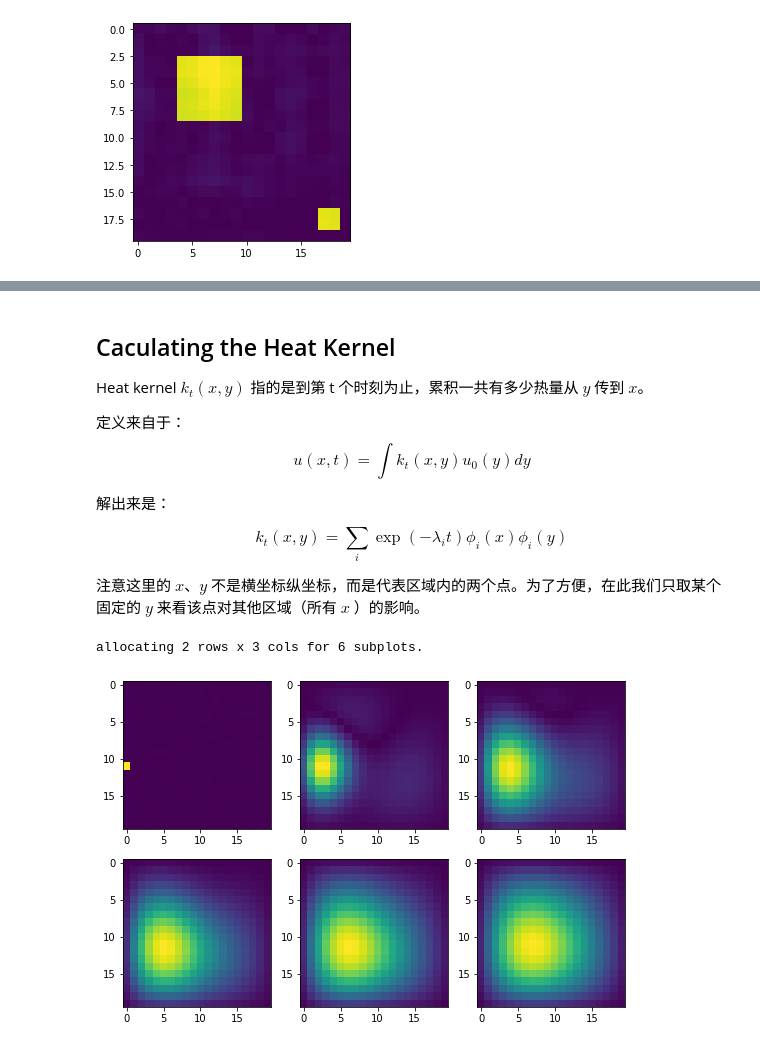
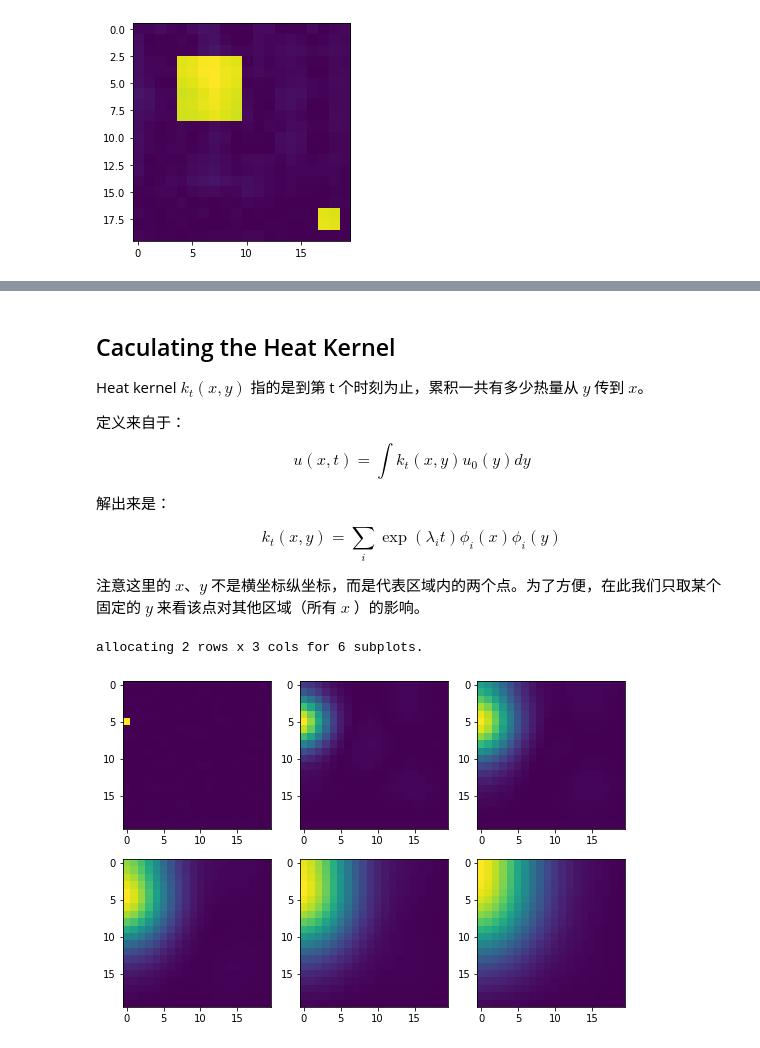
Before and after one commit to dugu9sword/mlvis, a Jupyter notebook: heat_kernel_signature.ipynb, the cells around one changed output, grey strips where cells are left out. Cells and saved outputs as stored; diff of their text form; code cells hidden in the pictures.

```diff
--- a/heat_kernel_signature.ipynb
+++ b/heat_kernel_signature.ipynb
@@ -93,7 +95,7 @@ layout.prepare()
 
 for i in range(6):
     layout.subplot(i)
-    xt = (alpha0 * np.exp(eigval * i * 1) * eigvec).sum(-1)
+    xt = (alpha0 * np.exp(eigval * i * 10) * eigvec).sum(-1)
     xt = xt.reshape(a, a)
     plt.imshow(np.abs(xt))
 # %% [output]
@@ -112,25 +114,25 @@ $$
 解出来是：
 
 $$
-k_t(x, y) = \sum_i \exp (-\lambda_i t) \phi_i(x) \phi_i(y)
+k_t(x, y) = \sum_i \exp (\lambda_i t) \phi_i(x) \phi_i(y)
 $$
 
 注意这里的 $x$、$y$ 不是横坐标纵坐标，而是代表区域内的两个点。为了方便，在此我们只取某个固定的 $y$ 来看该点对其他区域（所有 $x$ ）的影响。
 # %%
 layout = PlotLayout(plt, 6, num_per_row=3, row_width=3, col_width=3)
 layout.prepare()
 
-y = (10, 20)
+y = (4, 20)
 y = y[0] * a + y[1]
 for i in range(6):
     layout.subplot(i)
     # 每一列是一个特征向量
     kernel = (
-        np.exp(-eigval * i * 5).reshape(1, a ** 2)  # (1, D)
+        np.exp(eigval * i * 3).reshape(1, a ** 2)  # (1, D)
         * eigvec   # (D, D)
         * eigvec[y: y+1, :]   # (1, D)
     ).sum(1)
     plt.imshow(np.abs(kernel).reshape(a, a))
 # %% [output]
 allocating 2 rows x 3 cols for 6 subplots.
-[figure, old version]
+[figure, new version]
```
Also changed, not shown: parts of 2 cells of this notebook.
